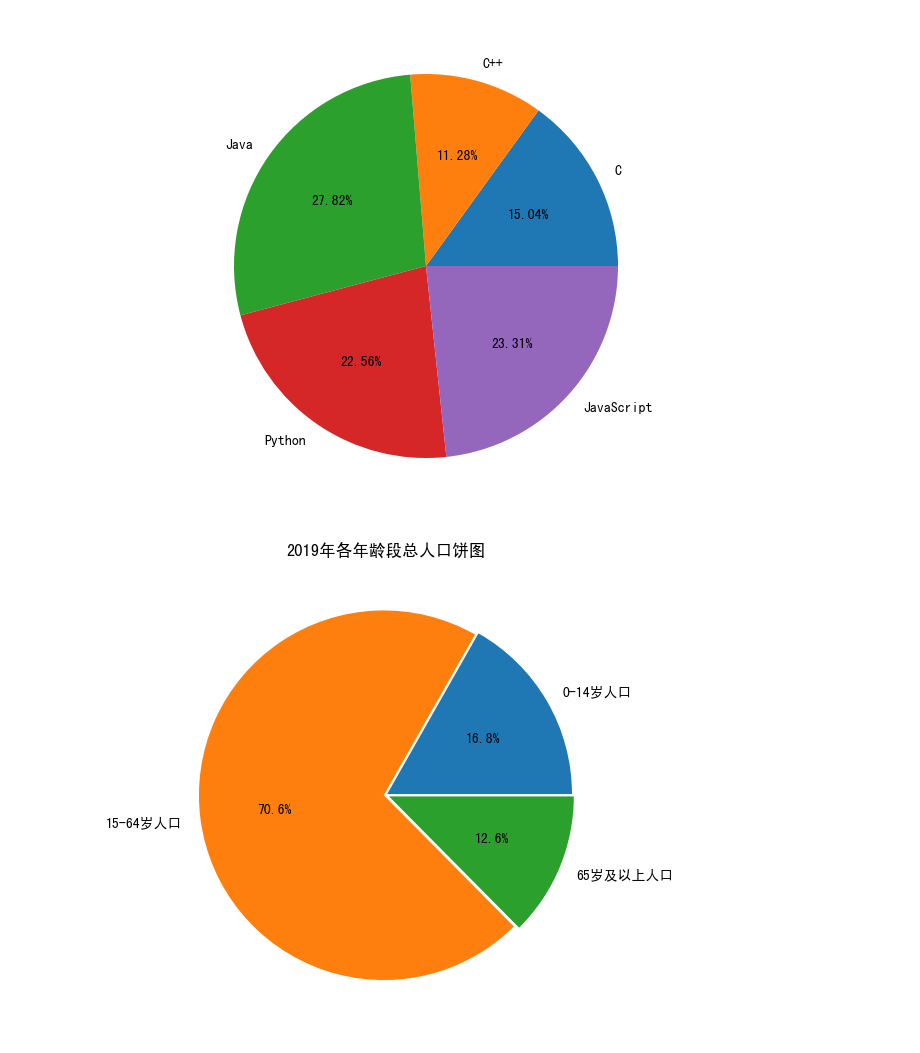
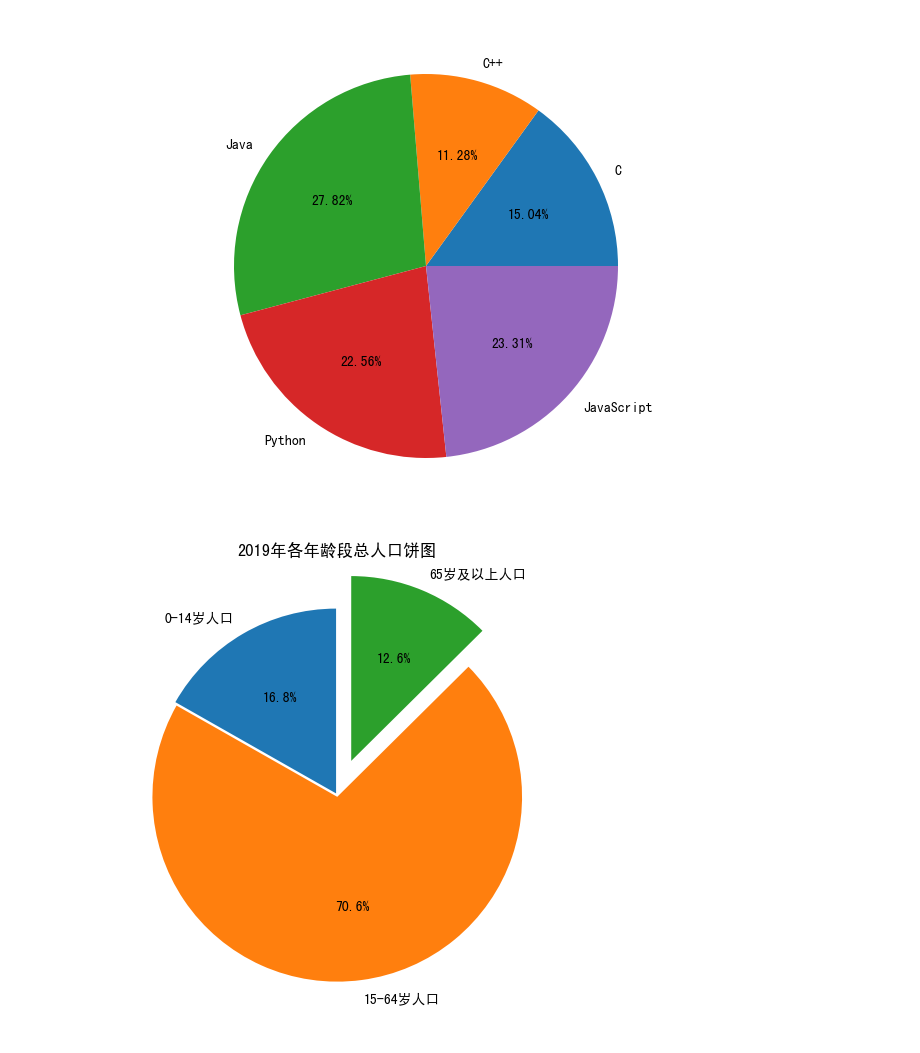
Before and after one commit to YcSaber/SchoolPyLesson1, a Jupyter notebook: data visualization/3/code/3-3.ipynb, the cells around one changed output. Cells and saved outputs as stored; diff of their text form; code cells hidden in the pictures.

```diff
--- a/data visualization/3/code/3-3.ipynb
+++ b/data visualization/3/code/3-3.ipynb
@@ -14,19 +14,19 @@ plt.show()
 # %%
 import numpy as np
 import matplotlib.pyplot as plt
 import pandas as pd
 # 设置中文显示
 plt.rcParams['font.sans-serif'] = 'SimHei'
 plt.rcParams['axes.unicode_minus'] = False
 data = pd.read_csv('../data/people.csv')
 name = data.columns # 提取其中的columns字段,视为数据的标签
 values = data.values # 提取其中的values字段,表示数据的存在位置
 label = ['0-14岁人口','15-64岁人口','65岁及以上人口'] # 刻度标签
 plt.figure(figsize=(6,6))
-explode = [0.01,0.01,0.02] # 设置各项离心n个半径
+explode = [0.01,0.01,0.2] # 设置各项离心n个半径
 plt.title('2019年各年龄段总人口饼图') # 图标标题
-plt.pie(values[-1,2:5],explode=explode,labels = label,autopct='%1.1f%%')
+plt.pie(values[-1,2:5],explode=explode,labels = label,autopct='%1.1f%%',startangle=90)
 plt.savefig('../tmp/2019年各年龄段年末总人口饼图.png')
 plt.show()
 # %% [output]
-[figure, old version]
+[figure, new version]
```
Also changed, not shown: parts of 6 cells of this notebook, 6 other files.
